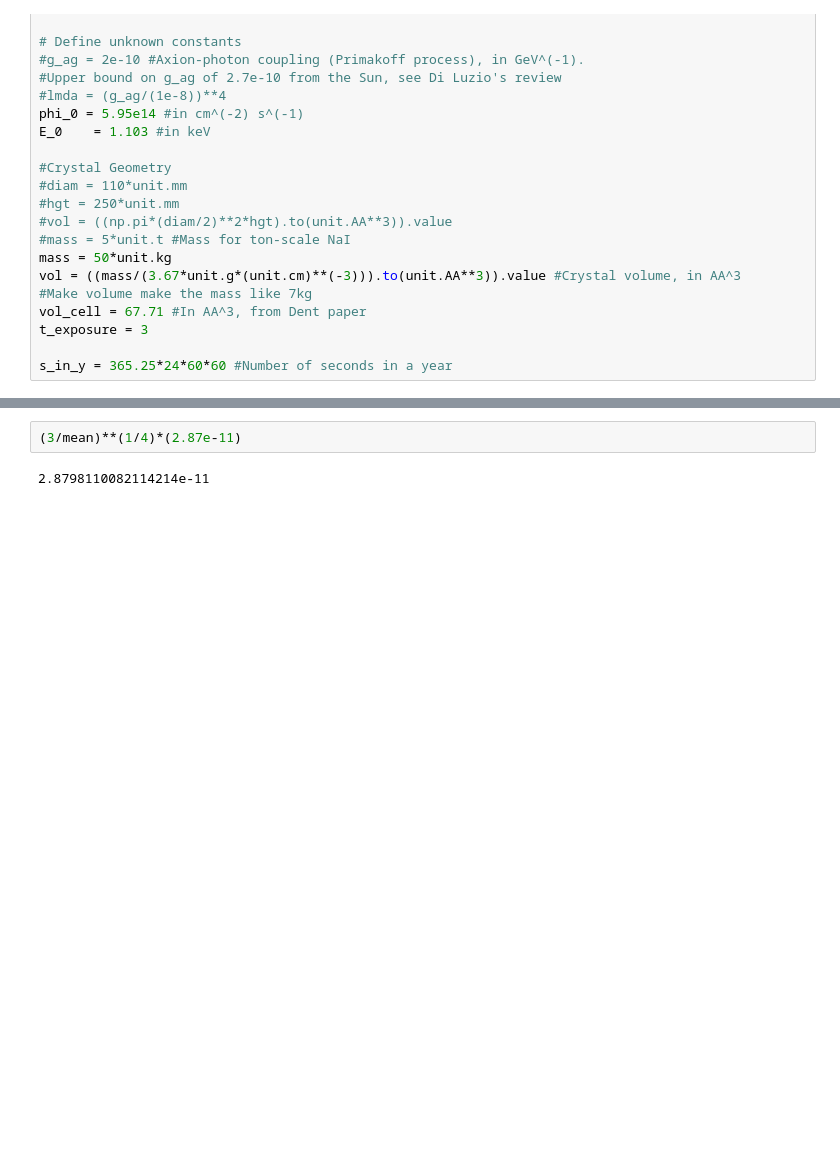
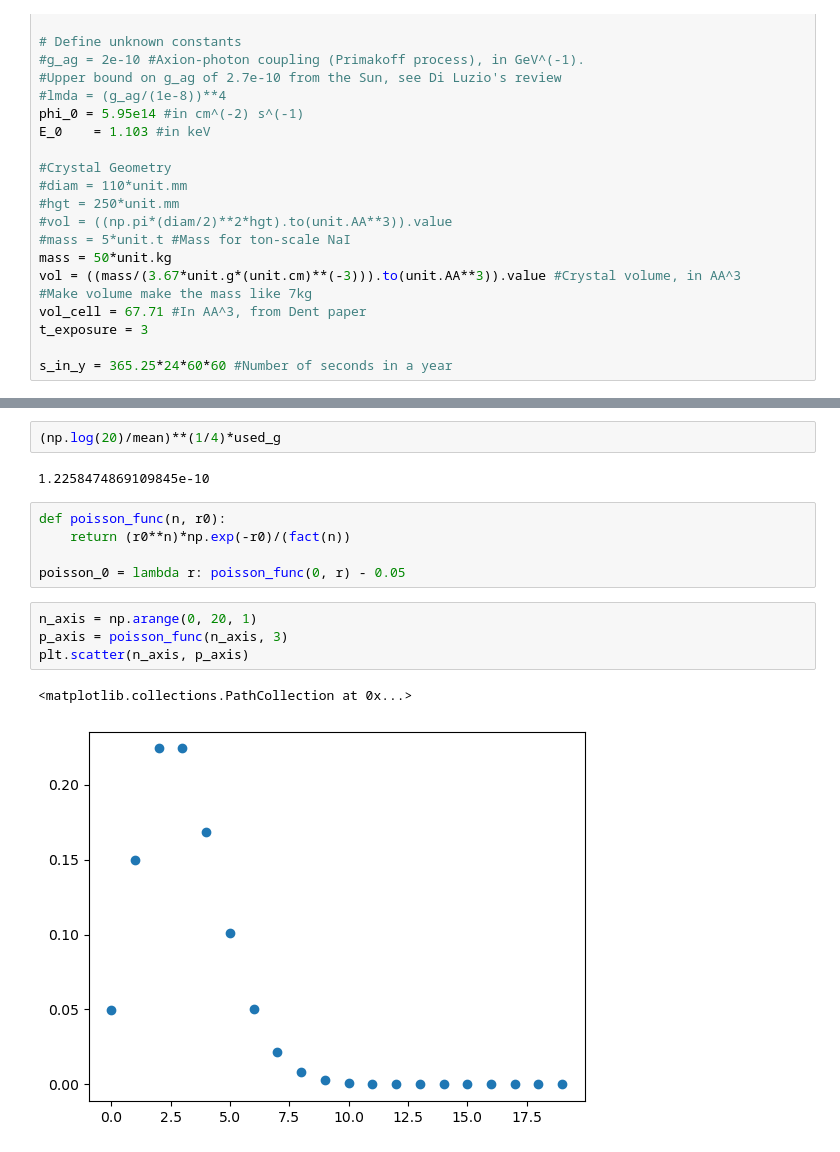
Before and after one commit to Taaseen-Islam-u7121940/Axion-Flux, a Jupyter notebook: Code/ensemble_v2.ipynb, the cells around one changed output, grey strips where cells are left out. Saved outputs shown, nothing was run; the diff lists cells and outputs as text; blank space fills up the shorter version.

```diff
--- a/Code/ensemble_v2.ipynb
+++ b/Code/ensemble_v2.ipynb
@@ -151,4 +172,16 @@ mean
 # %%
-(3/mean)**(1/4)*(2.87e-11)
+(np.log(20)/mean)**(1/4)*used_g
 # %% [output]
-2.8798110082114214e-11
+1.2258474869109845e-10
+# %%
+def poisson_func(n, r0):
+    return (r0**n)*np.exp(-r0)/(fact(n))
+
+poisson_0 = lambda r: poisson_func(0, r) - 0.05
+# %%
+n_axis = np.arange(0, 20, 1)
+p_axis = poisson_func(n_axis, 3)
+plt.scatter(n_axis, p_axis)
+# %% [output]
+<matplotlib.collections.PathCollection at 0x...>
+[figure, added]
```
Also changed, not shown: parts of 13 cells of this notebook, 4 other files.
